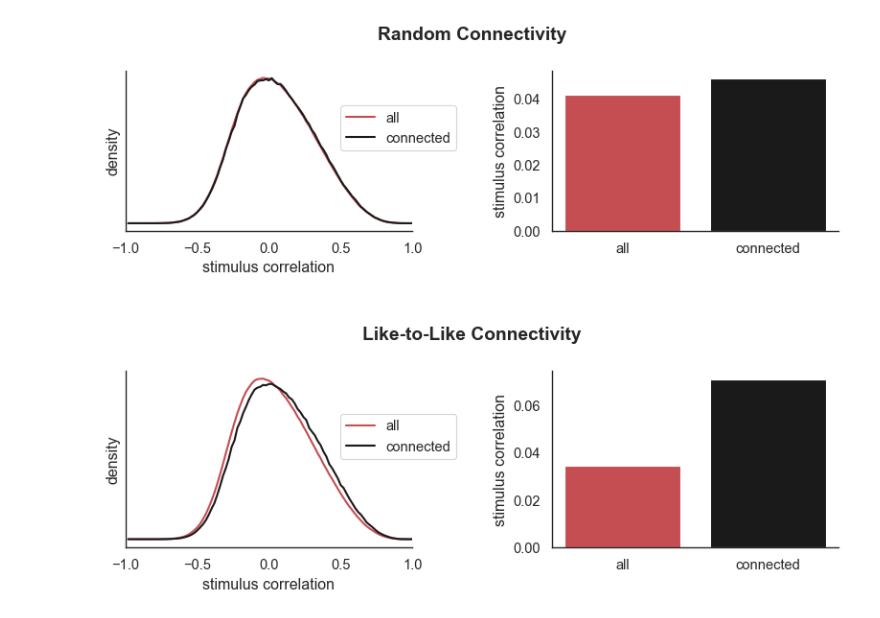
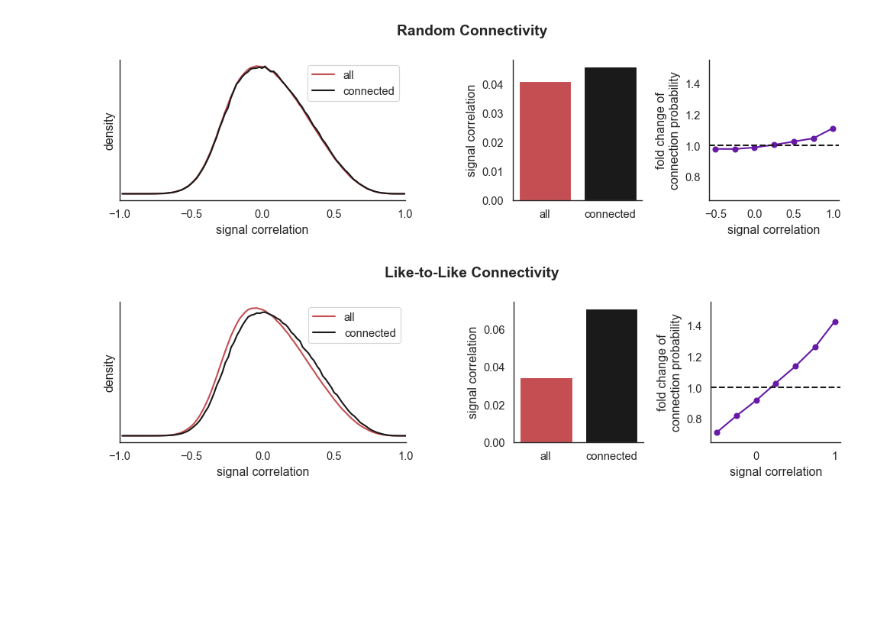
Before and after one commit to RobertRosenbaum/MicronsBalancedModel, a Jupyter notebook: MakePlotFromData.ipynb, the cells around one changed output. Saved outputs shown, nothing was run; the diff lists cells and outputs as text; code cells hidden in the pictures; blank space fills up the shorter version.

Commit message:
Added figure panels with connection probability as a function of stim corr.

```diff
--- a/MakePlotFromData.ipynb
+++ b/MakePlotFromData.ipynb
@@ -7,6 +7,7 @@ import pickle
 
 SaveFigures=True
 
+p0=0.1
 
 sns.set(context='paper',style='white',font_scale=1.2,rc={"lines.linewidth":1.5})
 sns.set_palette('muted')
@@ -30,57 +31,88 @@ mAllEECorrsLikeLike=objects['mAllEECorrsLikeLike']
 mConnectedEECorrsLikeLike=objects['mConnectedEECorrsLikeLike']
 mUnconnectedEECorrsLikeLike=objects['mUnconnectedEECorrsLikeLike']
 
-plt.subplots(figsize=(8,3))
+ConnProbAtStimCorrRand=objects['ConnProbAtStimCorrRand']
+ConnProbAtStimCorrLikeLike=objects['ConnProbAtStimCorrLikeLike']
+StimCorrBins=objects['StimCorrBins']
+
+
+plt.subplots(figsize=(10,3))
 
 plt.subplot(1,2,1)
 #plt.plot(CorrBins[1:],hUnconnEERand,'r', label="unconnected")#: mean corr={:.3f}".format(mUnconnectedEECorrsRand))
 plt.plot(CorrBins[1:],hAllEERand,'r', label="all")#: mean corr={:.3f}".format(mAllEECorrsRand))
 plt.plot(CorrBins[1:],hConnEERand,'k', label="connected") #: mean corr={:.3f}".format(mConnectedEECorrsRand))
 plt.ylabel('density')
-plt.xlabel('stimulus correlation\n')
-plt.legend(loc=(.75,.5))
+plt.xlabel('signal correlation')
+plt.legend()
+plt.xticks([-1,-.5,0,.5,1])
 plt.xlim([-1,1])
 plt.suptitle('Random Connectivity', weight='bold')
 plt.yticks([])
 sns.despine()
 
-plt.subplot(1,2,2)
+
+plt.subplot(1,4,3)
 plt.bar([0,1],[mUnconnectedEECorrsRand,mConnectedEECorrsRand],color=['r','k'],width=0.8,tick_label=['all','connected'])
-plt.ylabel('\nstimulus correlation')
+plt.ylabel('signal correlation')
 sns.despine()
+
+
+plt.subplot(1,4,4)
+plt.plot(StimCorrBins[1:],ConnProbAtStimCorrRand/p0,'-o',color=[.4,.1,.65])
+plt.axhline(y = 1, color = 'k', linestyle = '--')
+plt.xlabel('signal correlation')
+plt.ylabel('fold change of\nconnection probability')
+plt.xticks([-.5,.0,.5,1])
+plt.ylim([.65,1.55])
+sns.despine()
+
+
 plt.tight_layout()
 
 
 # Save figure if needed
 if SaveFigures:
     plt.savefig('./Figures/HistAndBarsRand.pdf')
 
 
 
 ###
 
-plt.subplots(figsize=(8,3))
+plt.subplots(figsize=(10,3))
 plt.subplot(1,2,1)
 #plt.plot(CorrBins[1:],hUnconnEELikeLike,'r', label="unconnected")#: mean corr={:.3f}".format(mUnconnectedEECorrsLikeLike))
 plt.plot(CorrBins[1:],hAllEELikeLike,'r', label="all")#: mean corr={:.3f}".format(mAllEECorrsLikeLike))
 plt.plot(CorrBins[1:],hConnEELikeLike,'k', label="connected")#: mean corr={:.3f}".format(mConnectedEECorrsLikeLike))
 plt.ylabel('density')
-plt.xlabel('stimulus correlation')
-plt.legend(loc=(.75,.5))
+plt.xlabel('signal correlation')
+plt.legend()
 plt.xlim([-1,1])
+plt.xticks([-1,-.5,0,.5,1])
 plt.suptitle('Like-to-Like Connectivity', weight='bold')
 plt.yticks([])
 sns.despine()
 
-plt.subplot(1,2,2)
+plt.subplot(1,4,3)
 plt.bar([0,1],[mUnconnectedEECorrsLikeLike,mConnectedEECorrsLikeLike],color=['r','k'],width=0.8,tick_label=['all','connected'])
-plt.ylabel('\nstimulus correlation')
+plt.ylabel('signal correlation')
 sns.despine()
+
+plt.subplot(1,4,4)
+plt.plot(StimCorrBins[1:],ConnProbAtStimCorrLikeLike/p0,'-o',color=[.4,.1,.65])
+plt.axhline(y = 1, color = 'k', linestyle = '--')
+plt.xlabel('signal correlation')
+plt.ylabel('fold change of\nconnection probability')
+plt.ylim([.65,1.55])
+sns.despine()
+
 plt.tight_layout()
 
 # Save figure if needed
 if SaveFigures:
     plt.savefig('./Figures/HistAndBarsLikeLike.pdf')
+
+###
 # %% [output]
-[figure, old version]
+[figure, new version]
-[figure, old version]
+[figure, new version]
```
Also changed, not shown: 6 other files.
